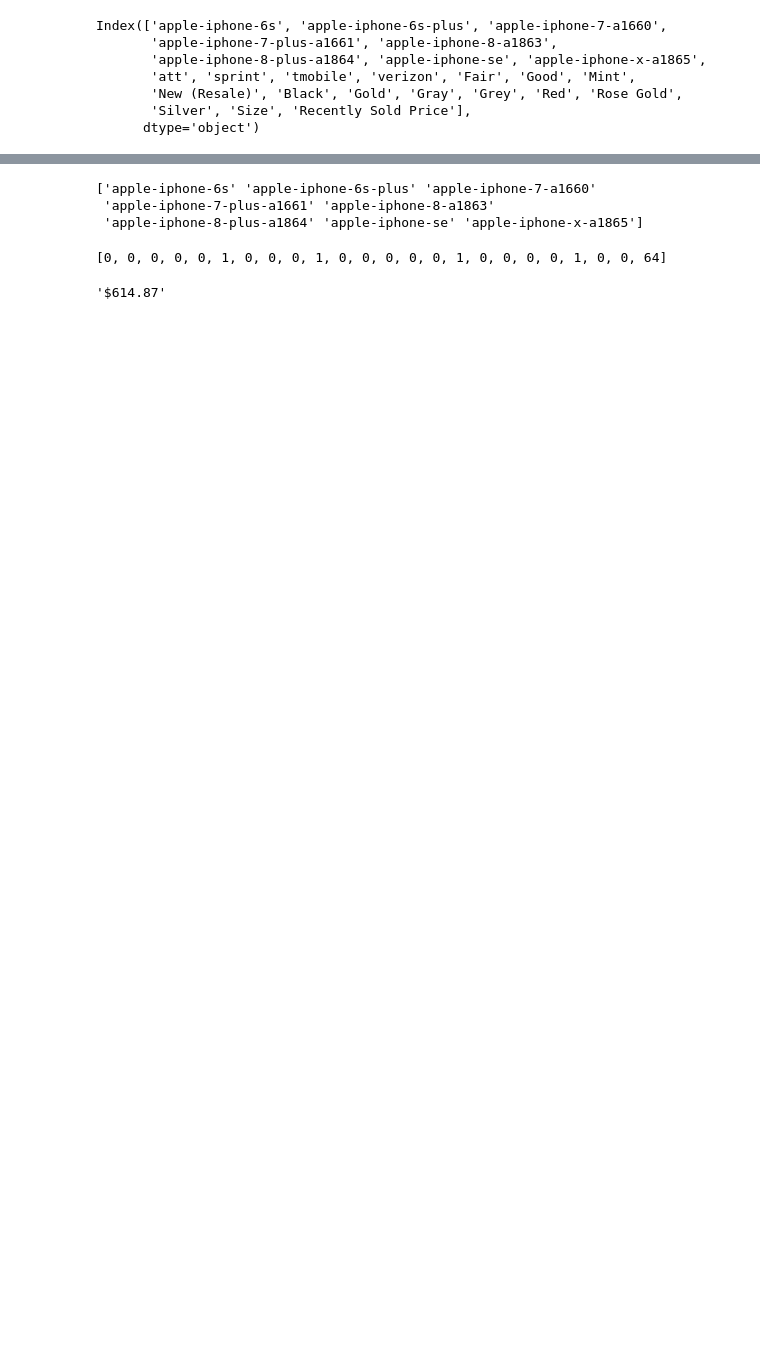
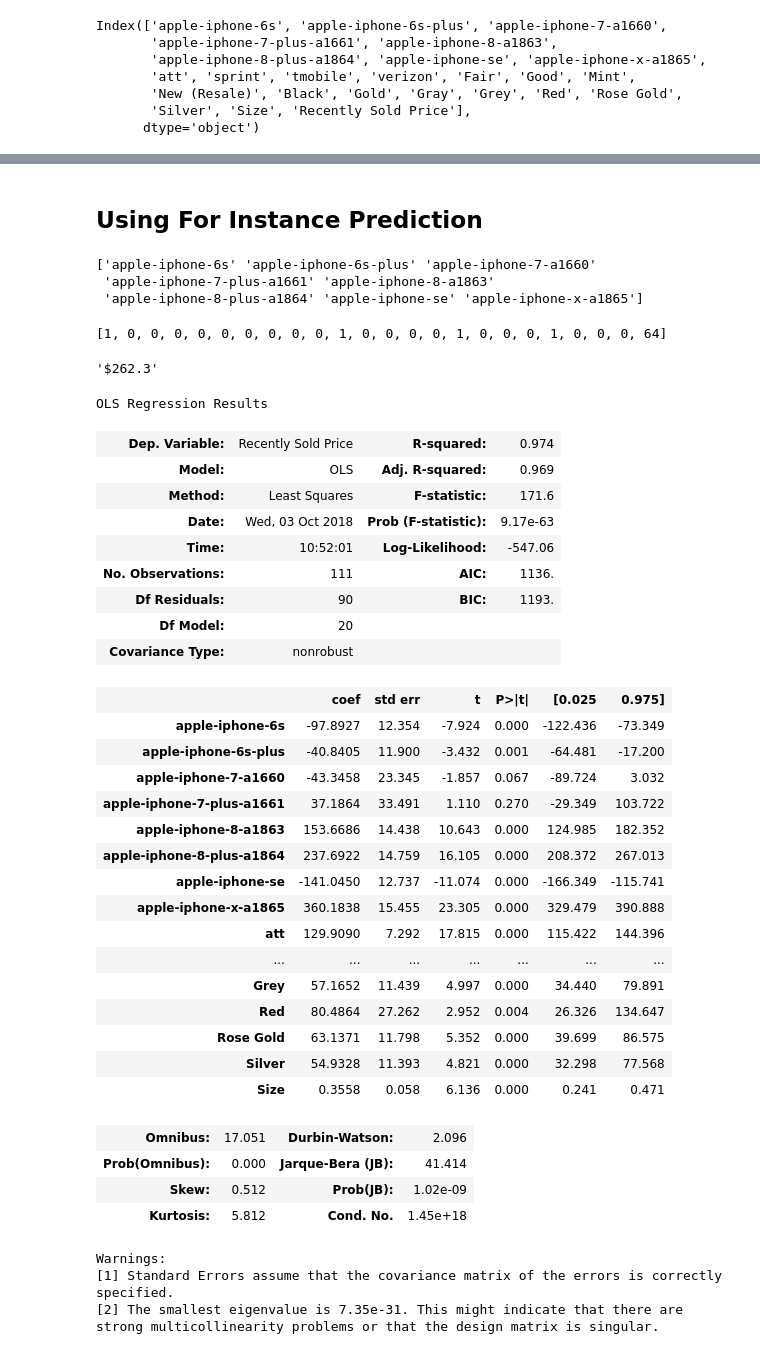
Before and after one commit to jdmendoza/used_iphone_price_prediction, a Jupyter notebook: 3_Regression_Swappa_Data.ipynb, the cells around one changed output, grey strips where cells are left out. Saved outputs shown, nothing was run; the diff lists cells and outputs as text; code cells hidden in the pictures; blank space fills up the shorter version.

```diff
--- a/3_Regression_Swappa_Data.ipynb
+++ b/3_Regression_Swappa_Data.ipynb
@@ -86,3 +99,5 @@ X: (13, 24) y: (13,)
+# %% [markdown]
+## Using For Instance Prediction
 # %%
 mlb_model = pickle.load(open('mlb_model.sav', 'rb'))
 mlb_color = pickle.load(open('mlb_color.sav', 'rb'))
@@ -109,7 +124,52 @@ def predict(model,color,carrier,condition,size,coeff,intercept):
 
     return '$'+ str(round(pred_price+intercept,2))
 # %%
-predict('apple-iphone-8-plus-a1864','Gold','att','Good',64,regr.coef_,regr.intercept_)
+predict_price('apple-iphone-6s','Gray','att','Fair',64,regr.coef_,regr.intercept_)
 # %% [output]
-[0, 0, 0, 0, 0, 1, 0, 0, 0, 1, 0, 0, 0, 0, 0, 1, 0, 0, 0, 0, 1, 0, 0, 64]
+[1, 0, 0, 0, 0, 0, 0, 0, 0, 0, 1, 0, 0, 0, 0, 1, 0, 0, 0, 1, 0, 0, 0, 64]
-'$614.87'
+'$262.3'
+# %%
+import statsmodels.api as sm
+import statsmodels.formula.api as smf
+
+model = sm.OLS(y_train,X_train)
+# Fit your model to your training set
+fit = model.fit()
+
+# Print summary statistics of the model's performance
+fit.summary()
+# %% [output]
+OLS Regression Results
+| Dep. Variable: | Recently Sold Price | R-squared: | 0.974 |
+| Model: | OLS | Adj. R-squared: | 0.969 |
+| Method: | Least Squares | F-statistic: | 171.6 |
+| Date: | Wed, 03 Oct 2018 | Prob (F-statistic): | 9.17e-63 |
+| Time: | 10:52:01 | Log-Likelihood: | -547.06 |
+| No. Observations: | 111 | AIC: | 1136. |
+| Df Residuals: | 90 | BIC: | 1193. |
+| Df Model: | 20 |  |  |
+| Covariance Type: | nonrobust |  |  |
+|  | coef | std err | t | P>|t| | [0.025 | 0.975] |
+| apple-iphone-6s | -97.8927 | 12.354 | -7.924 | 0.000 | -122.436 | -73.349 |
+| apple-iphone-6s-plus | -40.8405 | 11.900 | -3.432 | 0.001 | -64.481 | -17.200 |
+| apple-iphone-7-a1660 | -43.3458 | 23.345 | -1.857 | 0.067 | -89.724 | 3.032 |
+| apple-iphone-7-plus-a1661 | 37.1864 | 33.491 | 1.110 | 0.270 | -29.349 | 103.722 |
+| apple-iphone-8-a1863 | 153.6686 | 14.438 | 10.643 | 0.000 | 124.985 | 182.352 |
+| apple-iphone-8-plus-a1864 | 237.6922 | 14.759 | 16.105 | 0.000 | 208.372 | 267.013 |
+| apple-iphone-se | -141.0450 | 12.737 | -11.074 | 0.000 | -166.349 | -115.741 |
+| apple-iphone-x-a1865 | 360.1838 | 15.455 | 23.305 | 0.000 | 329.479 | 390.888 |
+| att | 129.9090 | 7.292 | 17.815 | 0.000 | 115.422 | 144.396 |
+| ... | ... | ... | ... | ... | ... | ... |
+| Grey | 57.1652 | 11.439 | 4.997 | 0.000 | 34.440 | 79.891 |
+| Red | 80.4864 | 27.262 | 2.952 | 0.004 | 26.326 | 134.647 |
+| Rose Gold | 63.1371 | 11.798 | 5.352 | 0.000 | 39.699 | 86.575 |
+| Silver | 54.9328 | 11.393 | 4.821 | 0.000 | 32.298 | 77.568 |
+| Size | 0.3558 | 0.058 | 6.136 | 0.000 | 0.241 | 0.471 |
+| Omnibus: | 17.051 | Durbin-Watson: | 2.096 |
+| Prob(Omnibus): | 0.000 | Jarque-Bera (JB): | 41.414 |
+| Skew: | 0.512 | Prob(JB): | 1.02e-09 |
+| Kurtosis: | 5.812 | Cond. No. | 1.45e+18 |
+Warnings:
+[1] Standard Errors assume that the covariance matrix of the errors is correctly specified.
+[2] The smallest eigenvalue is 7.35e-31. This might indicate that there are
+strong multicollinearity problems or that the design matrix is singular.
```
Also changed, not shown: parts of 7 cells of this notebook, 2 other files.
